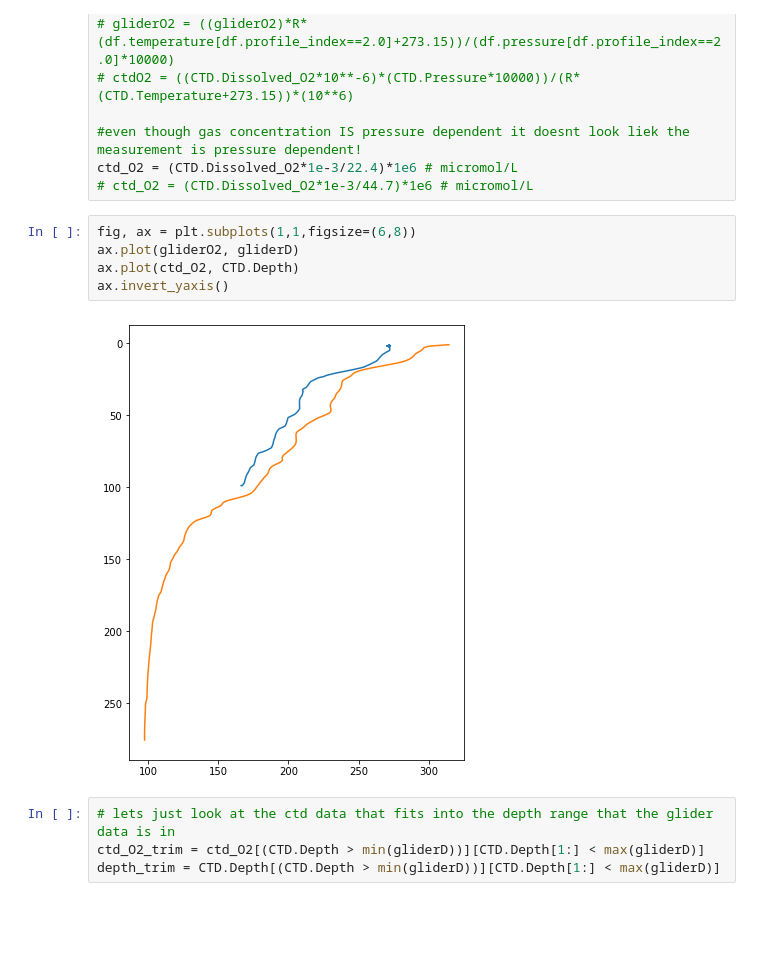
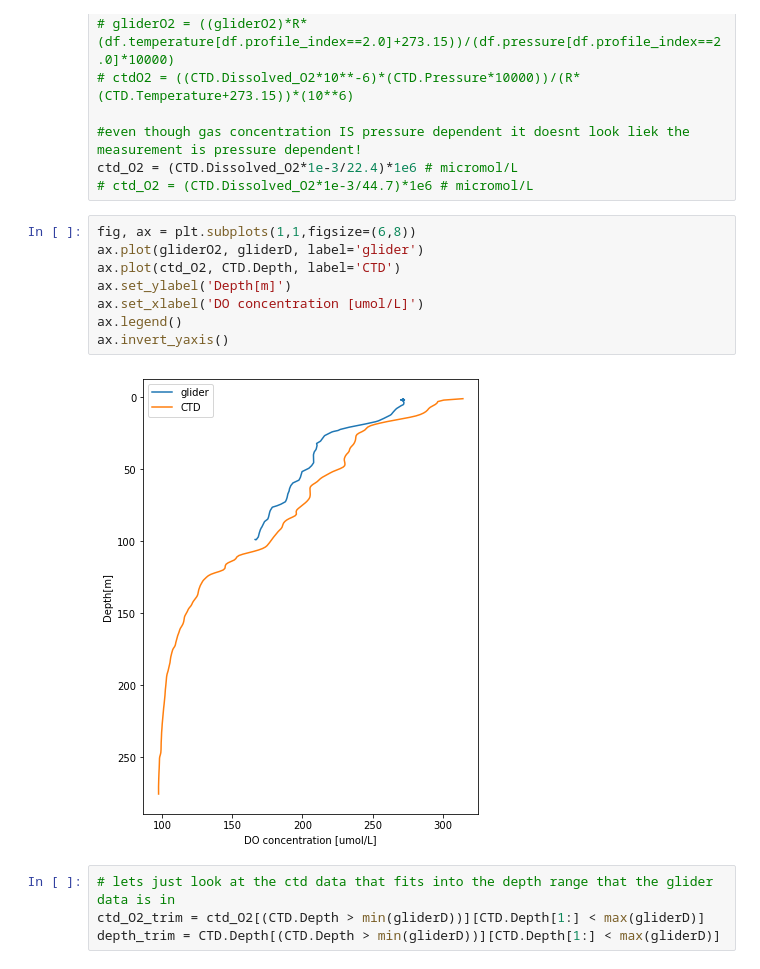
Before and after one commit to rbeutel/PRODIGY, a Jupyter notebook: assignment1.ipynb, the cells around one changed output. Drawn from its saved outputs; the diff is of its cells as text; blank space fills up the shorter version.

```diff
--- a/assignment1.ipynb
+++ b/assignment1.ipynb
@@ -230,11 +222,14 @@ ctd_O2 = (CTD.Dissolved_O2*1e-3/22.4)*1e6 # micromol/L
 # ctd_O2 = (CTD.Dissolved_O2*1e-3/44.7)*1e6 # micromol/L
 # %%
 fig, ax = plt.subplots(1,1,figsize=(6,8))
-ax.plot(gliderO2, gliderD)
-ax.plot(ctd_O2, CTD.Depth)
+ax.plot(gliderO2, gliderD, label='glider')
+ax.plot(ctd_O2, CTD.Depth, label='CTD')
+ax.set_ylabel('Depth[m]')
+ax.set_xlabel('DO concentration [umol/L]')
+ax.legend()
 ax.invert_yaxis()
 # %% [output]
-[figure, old version]
+[figure, new version]
 # %%
 # lets just look at the ctd data that fits into the depth range that the glider data is in
 ctd_O2_trim = ctd_O2[(CTD.Depth > min(gliderD))][CTD.Depth[1:] < max(gliderD)]
```
Also changed, not shown: parts of 10 cells of this notebook.
